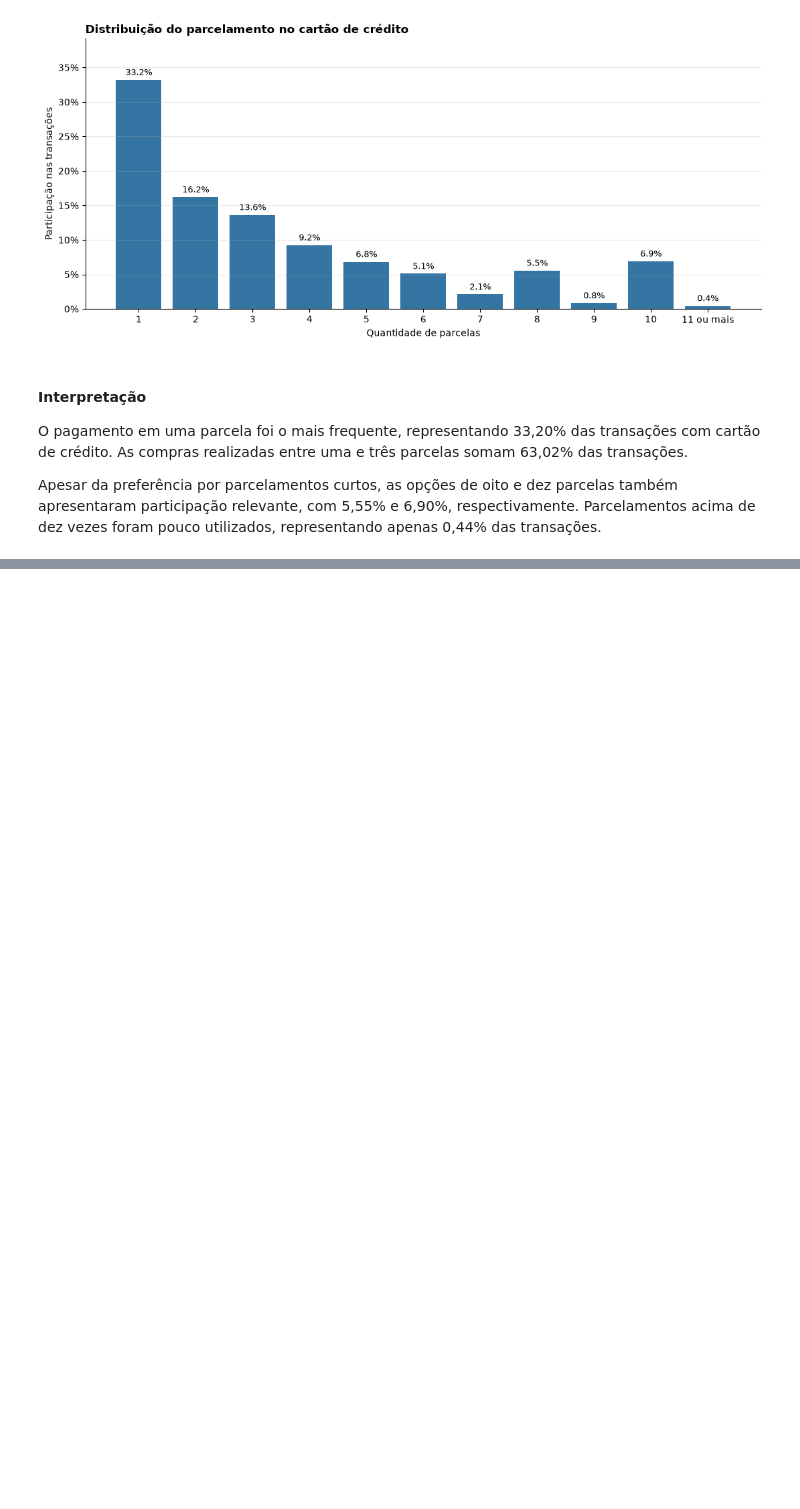
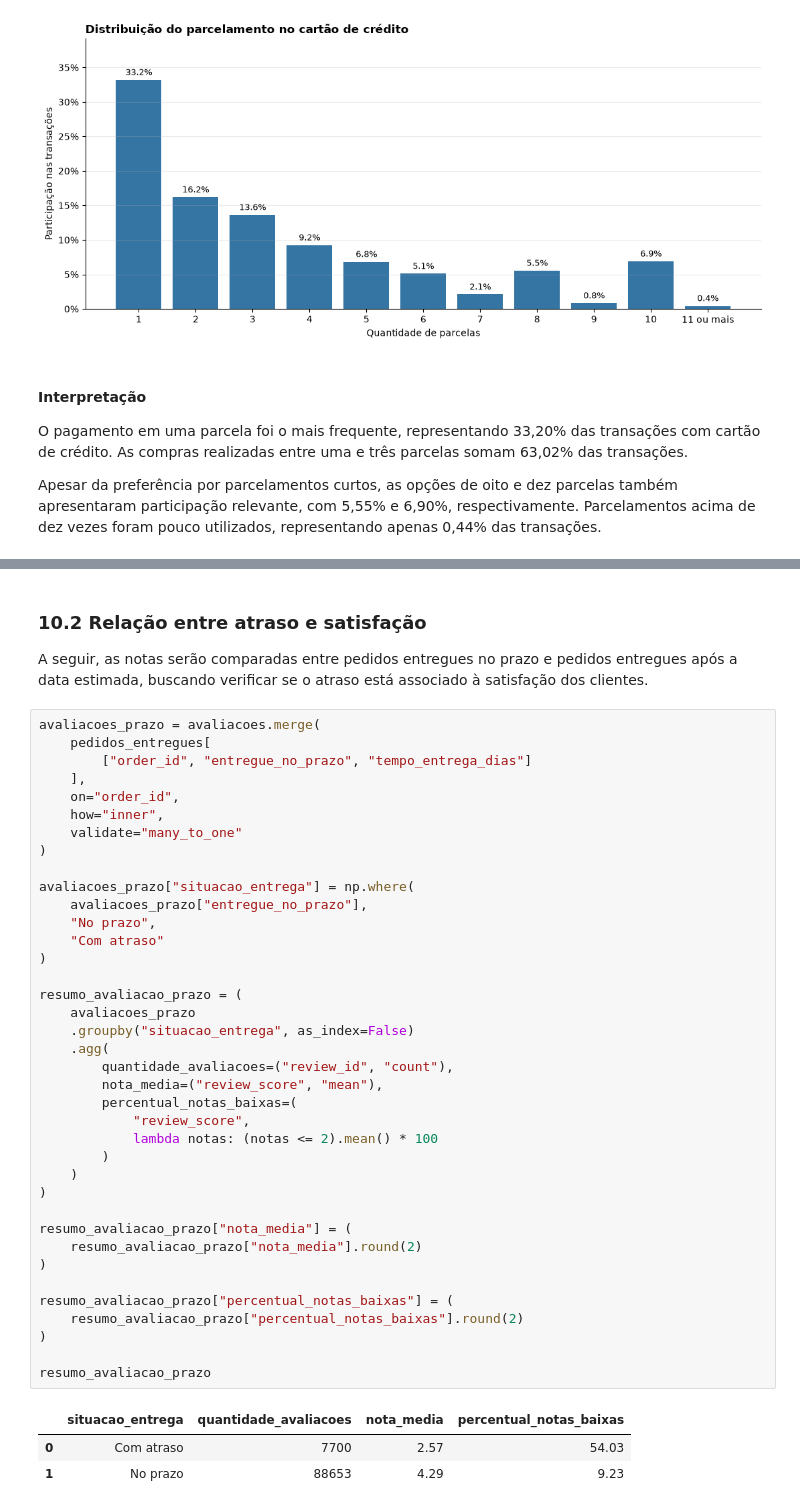
Before and after one commit to AliceGuerreiro/analise-vendas-ecommerce, a Jupyter notebook: notebooks/01_exploracao_inicial.ipynb, the cells around one changed output, grey strips where cells are left out. Saved outputs shown, nothing was run; the diff lists cells and outputs as text; blank space fills up the shorter version.

```diff
--- a/notebooks/01_exploracao_inicial.ipynb
+++ b/notebooks/01_exploracao_inicial.ipynb
@@ -1200,0 +1291,46 @@ Apesar da preferência por parcelamentos curtos, as opções de oito e dez parce
+# %% [markdown]
+### 10.2 Relação entre atraso e satisfação
+
+A seguir, as notas serão comparadas entre pedidos entregues no prazo e pedidos entregues após a data estimada, buscando verificar se o atraso está associado à satisfação dos clientes.
+# %%
+avaliacoes_prazo = avaliacoes.merge(
+    pedidos_entregues[
+        ["order_id", "entregue_no_prazo", "tempo_entrega_dias"]
+    ],
+    on="order_id",
+    how="inner",
+    validate="many_to_one"
+)
+
+avaliacoes_prazo["situacao_entrega"] = np.where(
+    avaliacoes_prazo["entregue_no_prazo"],
+    "No prazo",
+    "Com atraso"
+)
+
+resumo_avaliacao_prazo = (
+    avaliacoes_prazo
+    .groupby("situacao_entrega", as_index=False)
+    .agg(
+        quantidade_avaliacoes=("review_id", "count"),
+        nota_media=("review_score", "mean"),
+        percentual_notas_baixas=(
+            "review_score",
+            lambda notas: (notas <= 2).mean() * 100
+        )
+    )
+)
+
+resumo_avaliacao_prazo["nota_media"] = (
+    resumo_avaliacao_prazo["nota_media"].round(2)
+)
+
+resumo_avaliacao_prazo["percentual_notas_baixas"] = (
+    resumo_avaliacao_prazo["percentual_notas_baixas"].round(2)
+)
+
+resumo_avaliacao_prazo
+# %% [output]
+|  | situacao_entrega | quantidade_avaliacoes | nota_media | percentual_notas_baixas |
+| 0 | Com atraso | 7700 | 2.57 | 54.03 |
+| 1 | No prazo | 88653 | 4.29 | 9.23 |
```
Also changed, not shown: parts of 8 cells of this notebook.
